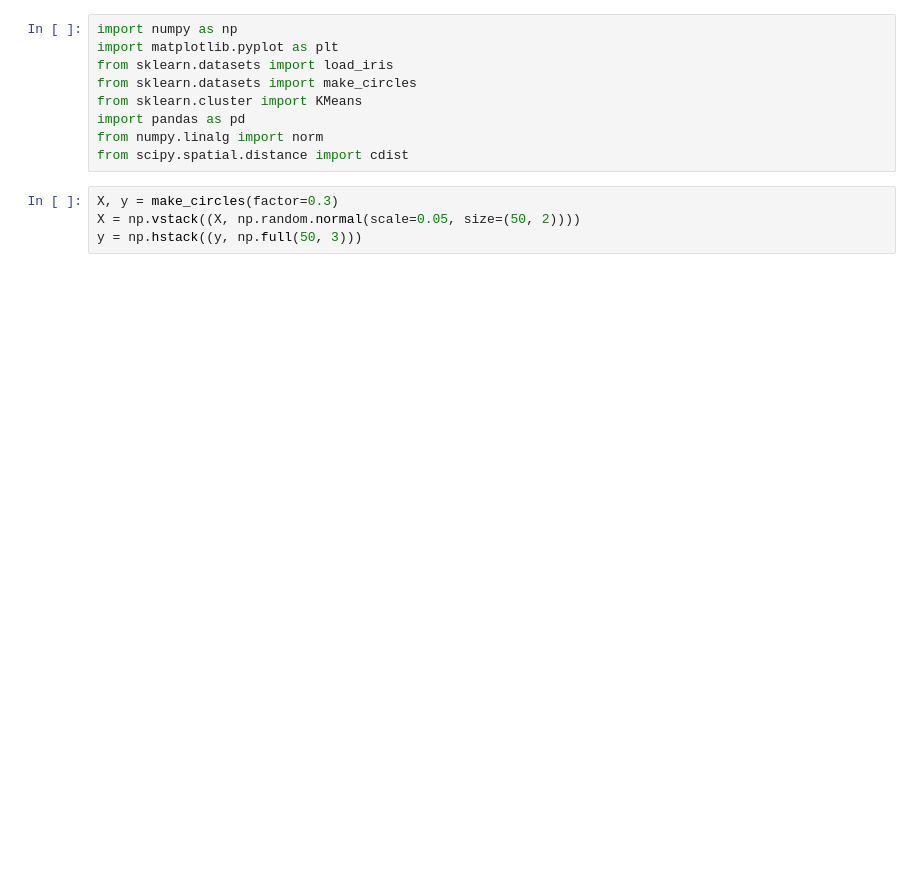
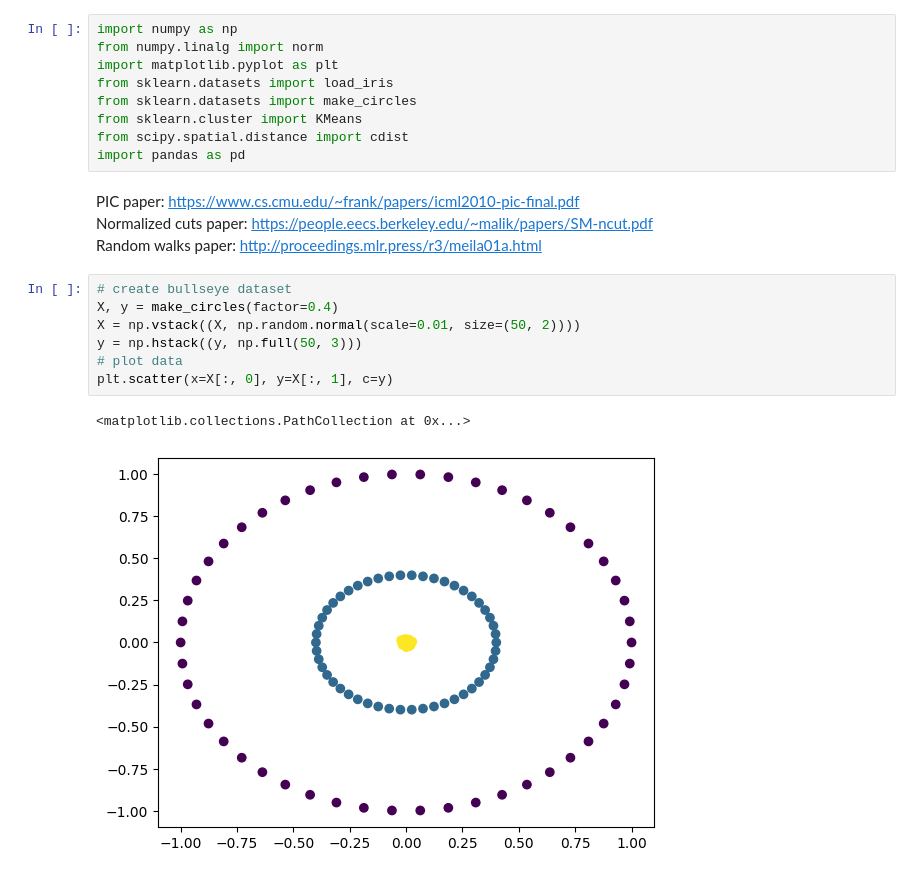
Before and after one commit to TheRealHokeyPokey/pic-experiments, a Jupyter notebook: pic-exp.ipynb, the cells around one changed output. Saved outputs shown, nothing was run; the diff lists cells and outputs as text; blank space fills up the shorter version.

```diff
--- a/pic-exp.ipynb
+++ b/pic-exp.ipynb
@@ -1,13 +1,23 @@
 # %%
 import numpy as np
+from numpy.linalg import norm
 import matplotlib.pyplot as plt
 from sklearn.datasets import load_iris
 from sklearn.datasets import make_circles
 from sklearn.cluster import KMeans
+from scipy.spatial.distance import cdist
 import pandas as pd
-from numpy.linalg import norm
-from scipy.spatial.distance import cdist
+# %% [markdown]
+PIC paper: https://www.cs.cmu.edu/~frank/papers/icml2010-pic-final.pdf \
+Normalized cuts paper: https://people.eecs.berkeley.edu/~malik/papers/SM-ncut.pdf \
+Random walks paper: http://proceedings.mlr.press/r3/meila01a.html
 # %%
-X, y = make_circles(factor=0.3)
-X = np.vstack((X, np.random.normal(scale=0.05, size=(50, 2))))
+# create bullseye dataset
+X, y = make_circles(factor=0.4)
+X = np.vstack((X, np.random.normal(scale=0.01, size=(50, 2))))
 y = np.hstack((y, np.full(50, 3)))
+# plot data
+plt.scatter(x=X[:, 0], y=X[:, 1], c=y)
+# %% [output]
+<matplotlib.collections.PathCollection at 0x...>
+[figure, added]
```
Also changed, not shown: parts of 16 cells of this notebook.
